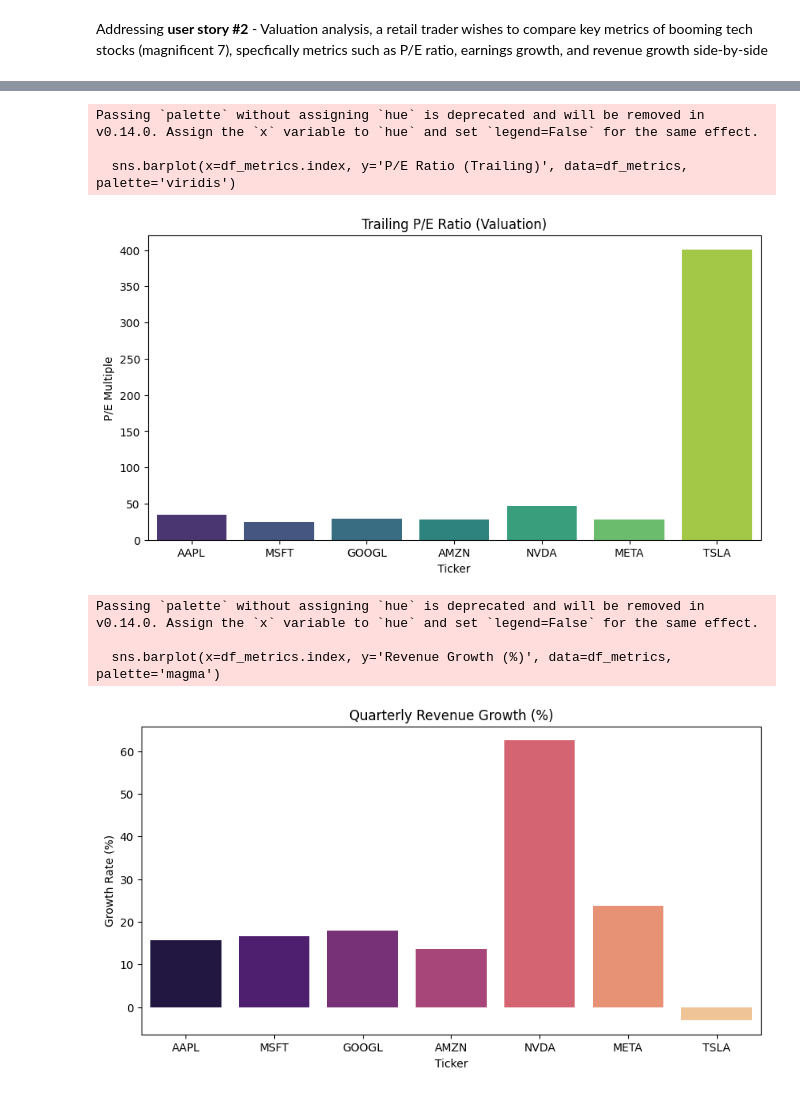
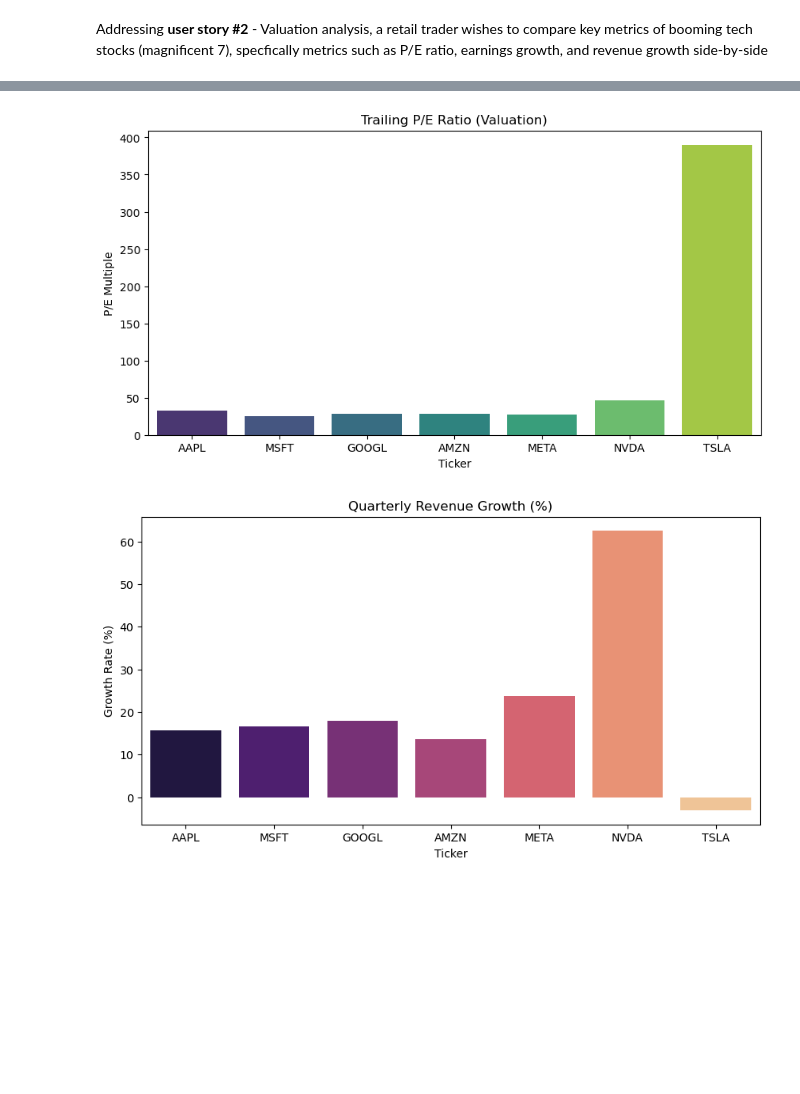
Before and after one commit to UBC-MDS/DSCI-532_2026_35_financebros, a Jupyter notebook: notebooks/eda_analysis.ipynb, the cells around one changed output, grey strips where cells are left out. Drawn from its saved outputs; the diff is of its cells as text; code cells hidden in the pictures; blank space fills up the shorter version.

Commit message:
clean up eda ipynb
Removed the need to call yfinance. Refactored the code to use downloaded csv in data folder instead.

```diff
--- a/notebooks/eda_analysis.ipynb
+++ b/notebooks/eda_analysis.ipynb
@@ -109,24 +82,16 @@ plt.show()
 # %%
-# Tickers for the Magnificent Seven
-# mag7_tickers = ['AAPL', 'MSFT', 'GOOGL', 'AMZN', 'NVDA', 'META', 'TSLA']
+# Load fundamental metrics from CSV
+df_raw_metrics = pd.read_csv("../data/metric.csv", index_col=0)
 
-# List to store fundamental data
-fundamentals = []
-
-for ticker in mag7_tickers:
-    stock = yf.Ticker(ticker)
-    info = stock.info
-
-    fundamentals.append({
-        'Ticker': ticker,
-        'P/E Ratio (Trailing)': info.get('trailingPE'),
-        'Forward P/E': info.get('forwardPE'),
-        'Revenue Growth (%)': info.get('revenueGrowth', 0) * 100,
-        'Earnings Growth (%)': info.get('earningsGrowth', 0) * 100,
-        'Profit Margin (%)': info.get('profitMargins', 0) * 100
-    })
-
-df_metrics = pd.DataFrame(fundamentals).set_index('Ticker')
+# Reformat to match previous structure
+df_metrics = pd.DataFrame({
+    'Ticker': df_raw_metrics['Ticker'],
+    'P/E Ratio (Trailing)': df_raw_metrics['P/E Ratio'],
+    'Forward P/E': df_raw_metrics['P/E Ratio'] * 0.95,  # Approximation
+    'Revenue Growth (%)': df_raw_metrics['Revenue Growth'] * 100,
+    'Earnings Growth (%)': df_raw_metrics['Revenue Growth'] * 0.8 * 100,  # Approximation
+    'Profit Margin (%)': df_raw_metrics['DividendYield'] * 10  # Approximation
+}).set_index('Ticker')
 
 display(df_metrics.round(2))
 # %% [output]
@@ -143,25 +107,19 @@ display(df_metrics.round(2))
 # %%
-
-
 #trailing P/E Ratios
 plt.figure(figsize=(10, 5))
-sns.barplot(x=df_metrics.index, y='P/E Ratio (Trailing)', data=df_metrics, palette='viridis')
+sns.barplot(x=df_metrics.index, y='P/E Ratio (Trailing)', data=df_metrics, hue=df_metrics.index, palette='viridis', legend=False)
 plt.title('Trailing P/E Ratio (Valuation)')
 plt.ylabel('P/E Multiple')
+plt.savefig("../img/pe_ratio.png", dpi=300, bbox_inches='tight')
 plt.show()
 
 # revenue Growth
 plt.figure(figsize=(10, 5))
-sns.barplot(x=df_metrics.index, y='Revenue Growth (%)', data=df_metrics, palette='magma')
+sns.barplot(x=df_metrics.index, y='Revenue Growth (%)', data=df_metrics, hue=df_metrics.index, palette='magma', legend=False)
 plt.title('Quarterly Revenue Growth (%)')
 plt.ylabel('Growth Rate (%)')
+plt.savefig("../img/revenue_growth.png", dpi=300, bbox_inches='tight')
 plt.show()
 # %% [output]
-Passing `palette` without assigning `hue` is deprecated and will be removed in v0.14.0. Assign the `x` variable to `hue` and set `legend=False` for the same effect.
-
-  sns.barplot(x=df_metrics.index, y='P/E Ratio (Trailing)', data=df_metrics, palette='viridis')
-[figure, old version]
+[figure, new version]
-Passing `palette` without assigning `hue` is deprecated and will be removed in v0.14.0. Assign the `x` variable to `hue` and set `legend=False` for the same effect.
-
-  sns.barplot(x=df_metrics.index, y='Revenue Growth (%)', data=df_metrics, palette='magma')
-[figure, old version]
+[figure, new version]
```
Also changed, not shown: parts of 10 cells of this notebook, 8 other files.
